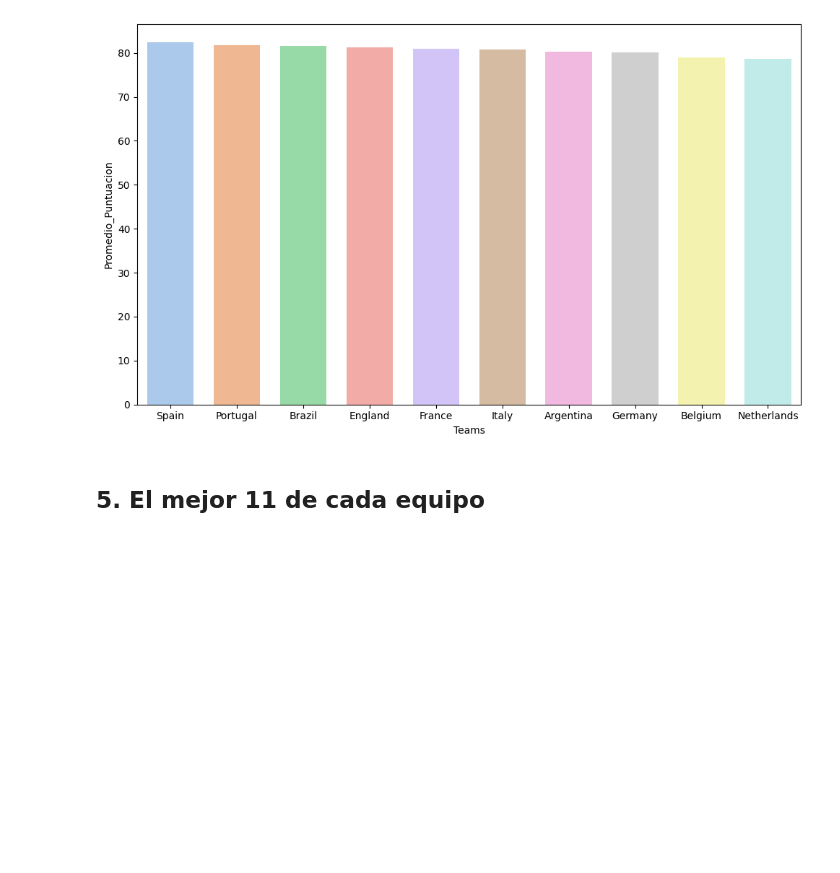
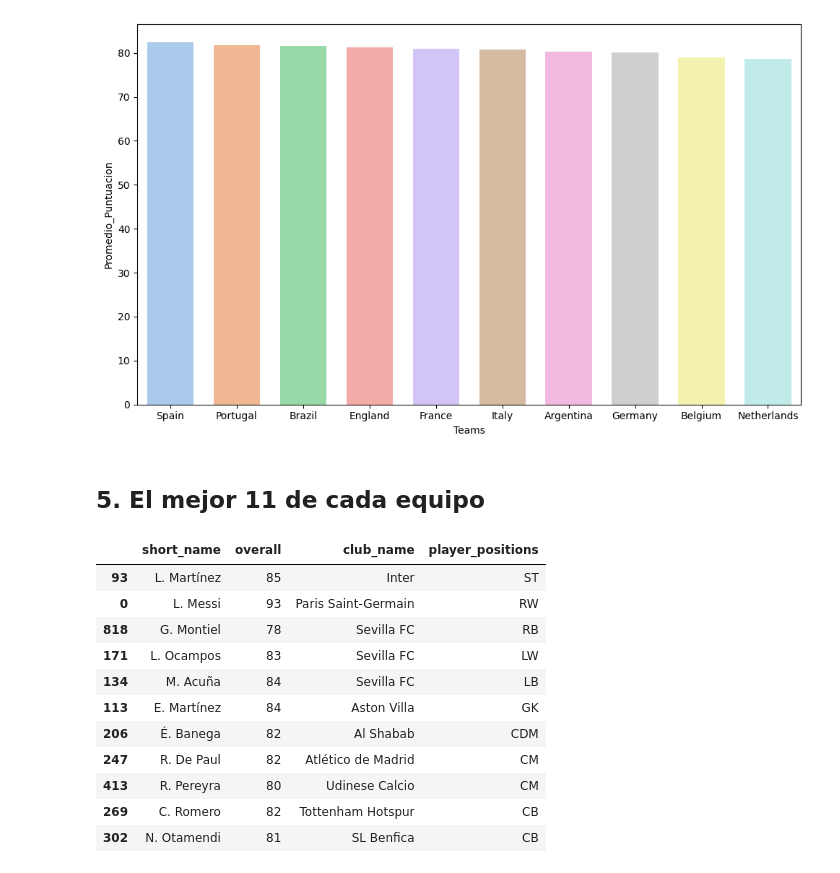
Before and after one commit to moreiracristian/prediccion_mundial_2022, a Jupyter notebook: notebook/prediccion.ipynb, the cells around one changed output. Cells and saved outputs as stored; diff of their text form; code cells hidden in the pictures; blank space fills up the shorter version.

Commit message:
el mejor XI de cada equipo

```diff
--- a/notebook/prediccion.ipynb
+++ b/notebook/prediccion.ipynb
@@ -241,9 +241,33 @@ dict_formation = {
     '4-2-3-1': ['GK', 'RB', 'CB', 'CB', 'LB', 'CDM', 'CDM', 'CAM', 'CAM', 'CAM', 'ST'],
 }
 # %%
-def best_lineup(nationality, lineup):
+def best_lineup(nacionalidad, lineup):
     lineup_count = [lineup.count(i) for i in lineup]
 
     df_lineup = pd.DataFrame({'positions': lineup, 'count': lineup_count})
     positions_non_repeated = df_lineup[df_lineup['count'] <= 1]['positions'].values
     positions_repeated = df_lineup[df_lineup['count'] > 1]['positions'].values
+
+
+    df_squad = mejor_equipo(nacionalidad)
+
+    df_lineup = pd.concat([
+        df_squad[df_squad['player_positions'].isin(positions_non_repeated)].drop_duplicates('player_positions', keep='first'),
+        df_squad[df_squad['player_positions'].isin(positions_repeated)]]
+    )
+    return df_lineup[['short_name', 'overall', 'club_name', 'player_positions']]
+# %%
+best_lineup('Argentina', dict_formation['4-3-3'])
+# %% [output]
+|  | short_name | overall | club_name | player_positions |
+| 93 | L. Martínez | 85 | Inter | ST |
+| 0 | L. Messi | 93 | Paris Saint-Germain | RW |
+| 818 | G. Montiel | 78 | Sevilla FC | RB |
+| 171 | L. Ocampos | 83 | Sevilla FC | LW |
+| 134 | M. Acuña | 84 | Sevilla FC | LB |
+| 113 | E. Martínez | 84 | Aston Villa | GK |
+| 206 | É. Banega | 82 | Al Shabab | CDM |
+| 247 | R. De Paul | 82 | Atlético de Madrid | CM |
+| 413 | R. Pereyra | 80 | Udinese Calcio | CM |
+| 269 | C. Romero | 82 | Tottenham Hotspur | CB |
+| 302 | N. Otamendi | 81 | SL Benfica | CB |
```
Also changed, not shown: parts of 1 cell of this notebook.
